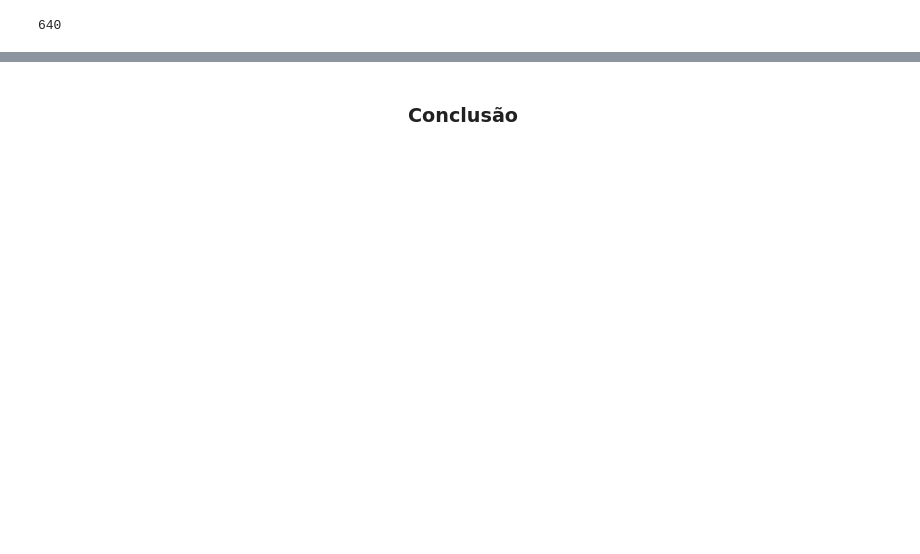
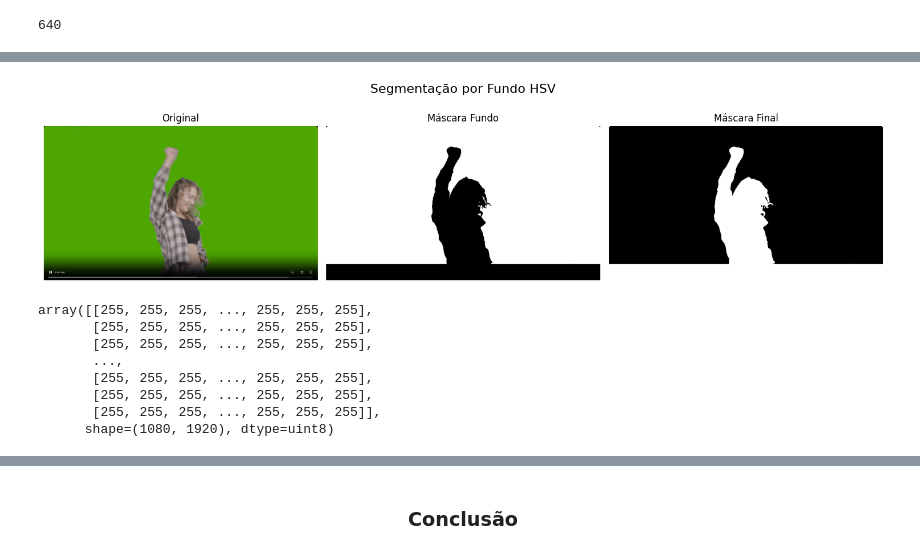
Before and after one commit to jnevesaraujo/piv_tp2-augmentedreality, a Jupyter notebook: T51N-G7-TP2_v2.ipynb, the cells around one changed output, grey strips where cells are left out. Saved outputs shown, nothing was run; the diff lists cells and outputs as text; code cells hidden in the pictures; blank space fills up the shorter version.

```diff
--- a/T51N-G7-TP2_v2.ipynb
+++ b/T51N-G7-TP2_v2.ipynb
@@ -58,0 +160,26 @@ frame_test.shape[1]
+# %%
+def segment_background_hsv(frame, bg_color, tolerance=30, debug=False):
+    """Segmentação por subtração de cor de fundo (HSV)."""
+
+    # 1. Preparação
+    frame_hsv = cv.cvtColor(frame, cv.COLOR_BGR2HSV)
+    bg_hsv = cv.cvtColor(np.uint8([[bg_color]]), cv.COLOR_BGR2HSV)[0][0]
+
+    # 2. Obter limites (usando a função auxiliar)
+    lower, upper = get_hsv_bounds(bg_hsv, tolerance)
+
+    # 3. Criar Máscara
+    mask_bg = cv.inRange(frame_hsv, lower, upper)
+    mask_inv = cv.bitwise_not(mask_bg) # Inverter para obter o objeto
+
+    # 4. Limpeza Morfológica
+    kernel = cv.getStructuringElement(cv.MORPH_ELLIPSE, (3,3))
+    mask_clean = cv.morphologyEx(mask_inv, cv.MORPH_OPEN, kernel, iterations=2)
+    mask_clean = cv.morphologyEx(mask_clean, cv.MORPH_CLOSE, kernel, iterations=2)
+
+    if debug:
+        show_grid([frame, mask_bg, mask_clean],
+                  ["Original", "Máscara Fundo", "Máscara Final"],
+                  main_title="Segmentação por Fundo HSV")
+
+    return mask_clean
@@ -58,0 +223,14 @@ frame_test.shape[1]
+# %%
+bg_color = get_dominant_background_color(frame_test)
+mask_person = segment_background_hsv(frame_test, bg_color, tolerance=30, debug=True)
+mask_person
+# %% [output]
+[figure, added]
+array([[255, 255, 255, ..., 255, 255, 255],
+       [255, 255, 255, ..., 255, 255, 255],
+       [255, 255, 255, ..., 255, 255, 255],
+       ...,
+       [255, 255, 255, ..., 255, 255, 255],
+       [255, 255, 255, ..., 255, 255, 255],
+       [255, 255, 255, ..., 255, 255, 255]],
+      shape=(1080, 1920), dtype=uint8)
```
Also changed, not shown: parts of 23 cells of this notebook, 4 other files.
